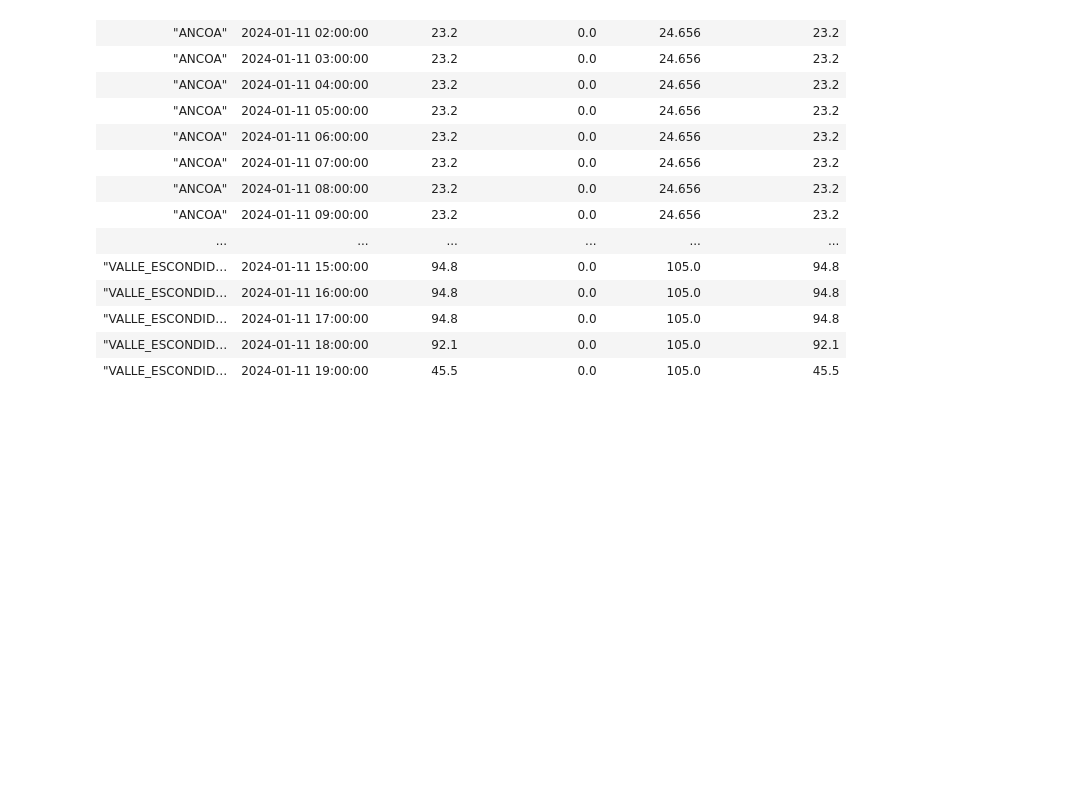
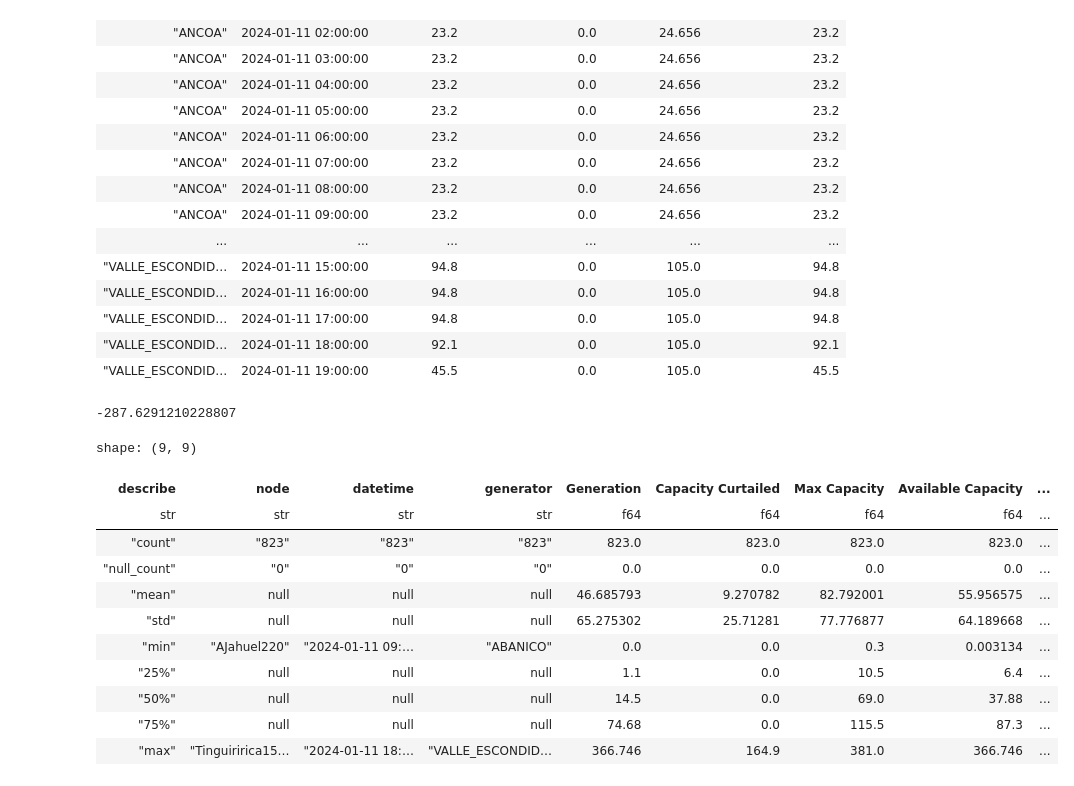
Before and after one commit to FasoCoding/ProrrataERV, a Jupyter notebook: dev/notebook.ipynb, the cells around one changed output. Saved outputs shown, nothing was run; the diff lists cells and outputs as text; code cells hidden in the pictures; blank space fills up the shorter version.

```diff
--- a/dev/notebook.ipynb
+++ b/dev/notebook.ipynb
@@ -364 +375,36 @@ def calc_prorrata(df: pl.DataFrame) -> pl.DataFrame:
+# %%
+sum_check = (
+        data
+        .filter(pl.col("Prorrata").lt(0))
+        .select(pl.col("Prorrata").sum().alias("Total_error"))
+)
+sum_check.item()
+# %% [output]
+-287.6291210228807
+# %%
+(
+    data
+    .select(
+        pl.col("*").exclude("Prorrata"),
+        pl.when(
+            pl.col("Prorrata").lt(0),
+        )
+        .then(0)
+        .otherwise(pl.col("Prorrata"))
+        .alias("Prorrata")
+    )
+)
+# %% [output]
+shape: (9, 9)
+| describe | node | datetime | generator | Generation | Capacity Curtailed | Max Capacity | Available Capacity | ... |
+| str | str | str | str | f64 | f64 | f64 | f64 | ... |
+| "count" | "823" | "823" | "823" | 823.0 | 823.0 | 823.0 | 823.0 | ... |
+| "null_count" | "0" | "0" | "0" | 0.0 | 0.0 | 0.0 | 0.0 | ... |
+| "mean" | null | null | null | 46.685793 | 9.270782 | 82.792001 | 55.956575 | ... |
+| "std" | null | null | null | 65.275302 | 25.71281 | 77.776877 | 64.189668 | ... |
+| "min" | "AJahuel220" | "2024-01-11 09:… | "ABANICO" | 0.0 | 0.0 | 0.3 | 0.003134 | ... |
+| "25%" | null | null | null | 1.1 | 0.0 | 10.5 | 6.4 | ... |
+| "50%" | null | null | null | 14.5 | 0.0 | 69.0 | 37.88 | ... |
+| "75%" | null | null | null | 74.68 | 0.0 | 115.5 | 87.3 | ... |
+| "max" | "Tinguiririca15… | "2024-01-11 18:… | "VALLE_ESCONDID… | 366.746 | 164.9 | 381.0 | 366.746 | ... |
 # %%
```
Also changed, not shown: parts of 7 cells of this notebook, 1 other file.
